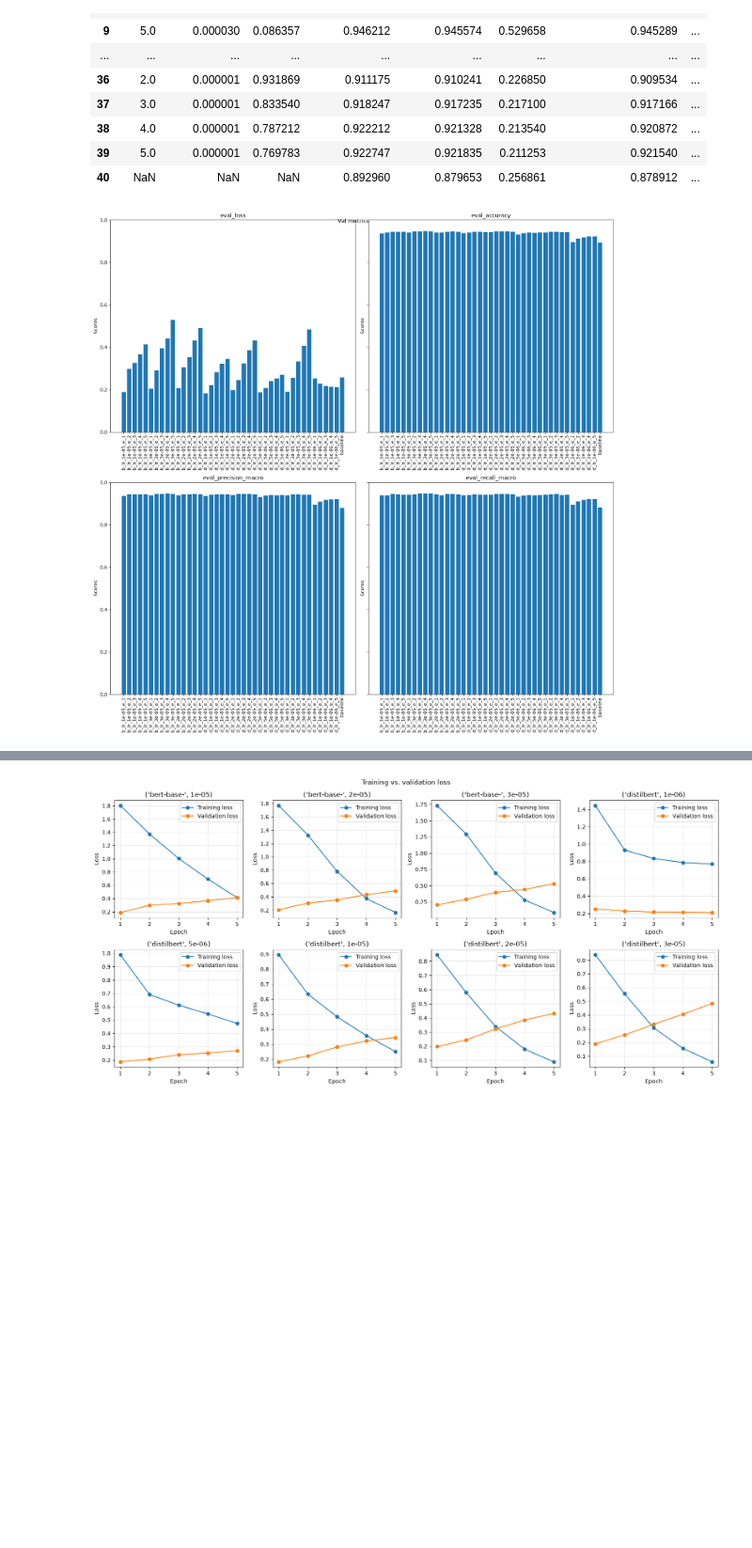
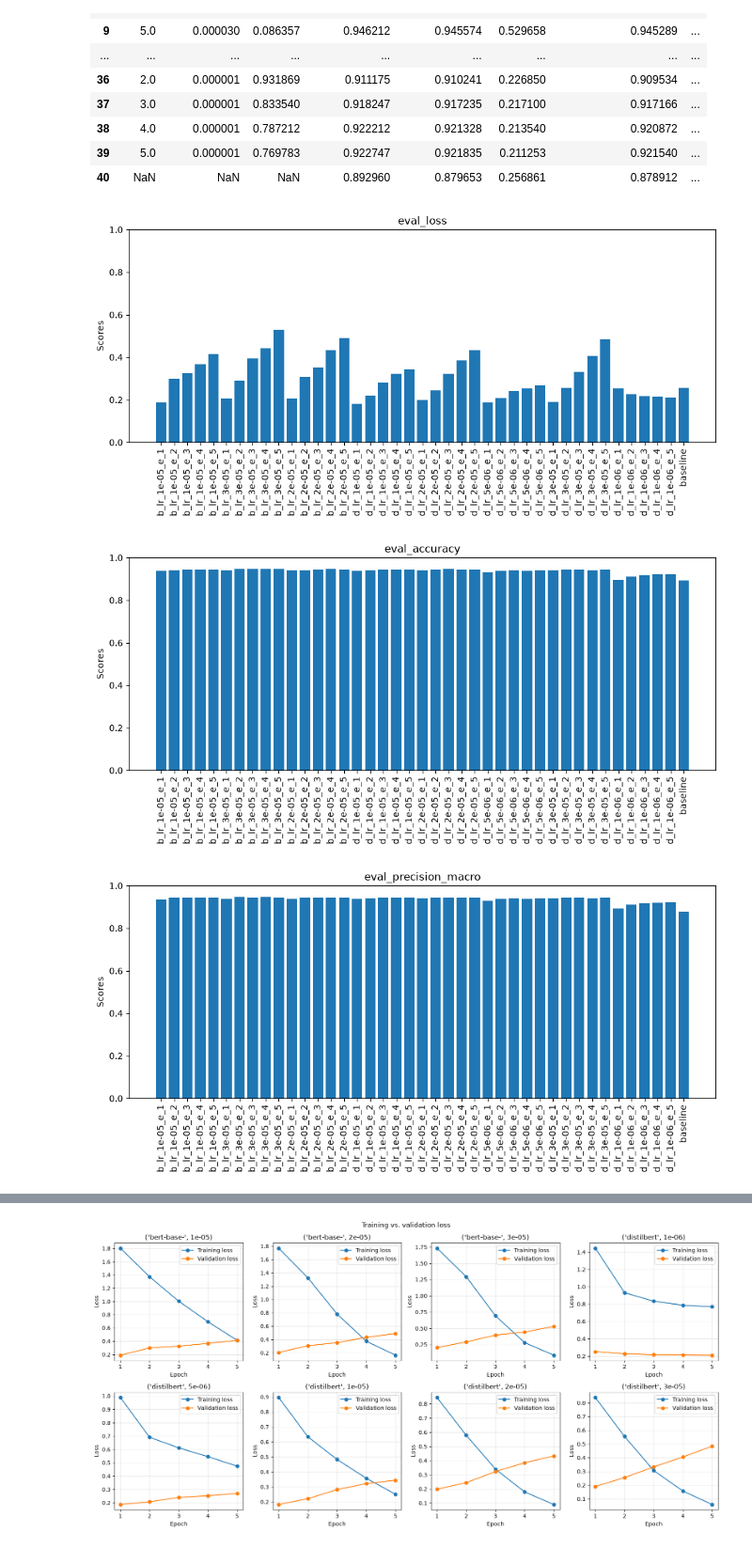
Before and after one commit to takiboti2/fakenewsclassification-demo, a Jupyter notebook: evaluation.ipynb, the cells around one changed output, grey strips where cells are left out. Shown at 94% size. Saved outputs shown, nothing was run; the diff lists cells and outputs as text; code cells hidden in the pictures; blank space fills up the shorter version.

```diff
--- a/evaluation.ipynb
+++ b/evaluation.ipynb
@@ -114,22 +114,21 @@ val["display_name"] = (
 # %%
 import matplotlib.pyplot as plt
 
-fig, axes = plt.subplots(2,2, figsize = (16,16), sharey = True)
+metrics = ['eval_loss', 'eval_accuracy', 'eval_precision_macro', 'eval_recall_macro', 'eval_f1_macro']
 
-metrics = ['eval_loss', 'eval_accuracy', 'eval_precision_macro', 'eval_recall_macro']
 
 
 for index, metric in enumerate(metrics):
-    i = index // 2
-    j = index % 2
+    fig, axes = plt.subplots(figsize = (10,5))
 
-    axes[i, j].bar(val["display_name"], val[metric])
-    axes[i,j].set_title(metric)
-    axes[i,j].set_ylim(0,1)
-    axes[i,j].set_ylabel('Scores')
-    axes[i,j].tick_params(axis="x", labelrotation=90)
-plt.tight_layout()
-fig.suptitle("Val metrics")
-plt.show()
+    axes.bar(val["display_name"], val[metric])
+    axes.set_title(metric)
+    axes.set_ylim(0,1)
+    axes.set_ylabel('Scores')
+    axes.tick_params(axis="x", labelrotation=90)
+    plt.tight_layout()
+    plt.show()
 # %% [output]
-[figure, old version]
+[figure, new version]
+[figure, added]
+[figure, added]
```
Also changed, not shown: parts of 11 cells of this notebook.
